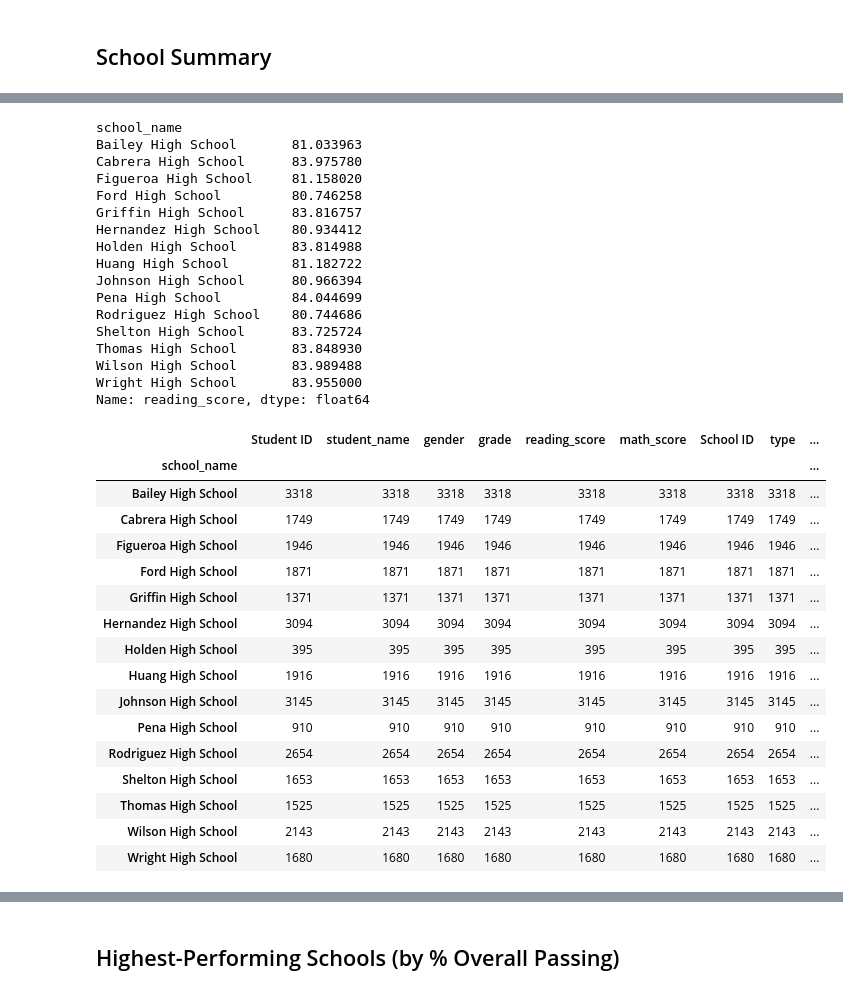
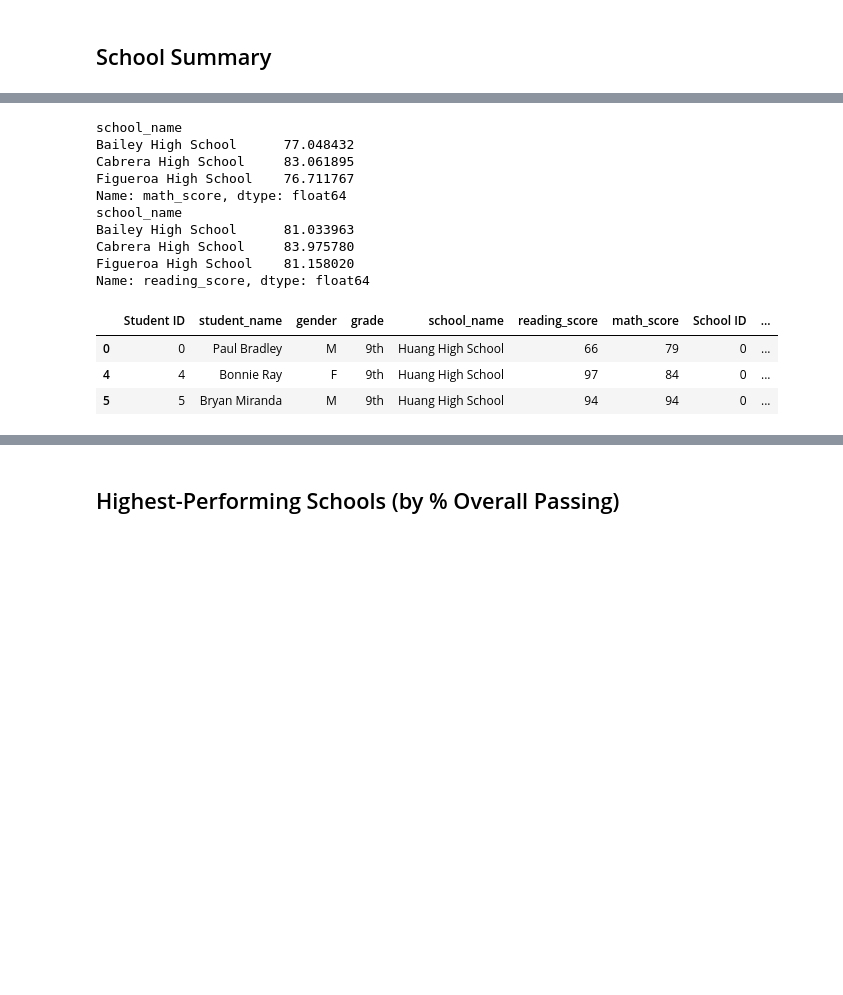
Before and after one commit to OkeyOc/Pandas_Challange_OC, a Jupyter notebook: Starter_Code4/Starter_Code/PyCitySchools/PyCitySchools_starter.ipynb, the cells around one changed output, grey strips where cells are left out. Drawn from its saved outputs; the diff is of its cells as text; code cells hidden in the pictures; blank space fills up the shorter version.

```diff
--- a/Starter_Code4/Starter_Code/PyCitySchools/PyCitySchools_starter.ipynb
+++ b/Starter_Code4/Starter_Code/PyCitySchools/PyCitySchools_starter.ipynb
@@ -110,8 +114,8 @@ district_summary.isna()
 # %% [markdown]
 ## School Summary
 # %%
-# Use the code provided to select all of the school types
-school_types = school_data_complete.set_index("school_name")["type"]
-school_types
+# Select the school types from school dataset
+school_types = school_data.set_index(["school_name"])["type"]
+school_types.head(3)
 # %% [output]
 school_name
@@ -175,50 +146,28 @@ Wright High School       583.0
 dtype: float64
 # %%
-# Calculate the average test scores per school
-per_school_math = school_data_complete.groupby("school_name")["math_score"].mean()
-per_school_reading = school_data_complete.groupby("school_name")["reading_score"].mean()
-per_school_math
-per_school_reading
+# Calculate the average test scores
+per_school_math = school_data_complete.groupby(["school_name"]).mean()["math_score"]
+print(per_school_math.head(3))
+per_school_reading = school_data_complete.groupby(["school_name"]).mean()["reading_score"]
+print(per_school_reading.head(3))
 # %% [output]
 school_name
-Bailey High School       81.033963
-Cabrera High School      83.975780
-Figueroa High School     81.158020
-Ford High School         80.746258
-Griffin High School      83.816757
-Hernandez High School    80.934412
-Holden High School       83.814988
-Huang High School        81.182722
-Johnson High School      80.966394
-Pena High School         84.044699
-Rodriguez High School    80.744686
-Shelton High School      83.725724
-Thomas High School       83.848930
-Wilson High School       83.989488
-Wright High School       83.955000
+Bailey High School      77.048432
+Cabrera High School     83.061895
+Figueroa High School    76.711767
+Name: math_score, dtype: float64
+school_name
+Bailey High School      81.033963
+Cabrera High School     83.975780
+Figueroa High School    81.158020
 Name: reading_score, dtype: float64
 # %%
-# Calculate the number of students per school with math scores of 70 or higher
-students_passing_math = school_data_complete[school_data_complete["math_score"] >= 70]
-school_students_passing_math = students_passing_math.groupby(["school_name"]).count()
-students_passing_math
-school_students_passing_math
+# Calculate the number of schools with math scores of 70 or higher
+school_passing_math = school_data_complete[school_data_complete['math_score']>=70]
+school_passing_math.head(3)
 # %% [output]
-|  | Student ID | student_name | gender | grade | reading_score | math_score | School ID | type | ... |
-| school_name |  |  |  |  |  |  |  |  | ... |
-| Bailey High School | 3318 | 3318 | 3318 | 3318 | 3318 | 3318 | 3318 | 3318 | ... |
-| Cabrera High School | 1749 | 1749 | 1749 | 1749 | 1749 | 1749 | 1749 | 1749 | ... |
-| Figueroa High School | 1946 | 1946 | 1946 | 1946 | 1946 | 1946 | 1946 | 1946 | ... |
-| Ford High School | 1871 | 1871 | 1871 | 1871 | 1871 | 1871 | 1871 | 1871 | ... |
-| Griffin High School | 1371 | 1371 | 1371 | 1371 | 1371 | 1371 | 1371 | 1371 | ... |
-| Hernandez High School | 3094 | 3094 | 3094 | 3094 | 3094 | 3094 | 3094 | 3094 | ... |
-| Holden High School | 395 | 395 | 395 | 395 | 395 | 395 | 395 | 395 | ... |
-| Huang High School | 1916 | 1916 | 1916 | 1916 | 1916 | 1916 | 1916 | 1916 | ... |
-| Johnson High School | 3145 | 3145 | 3145 | 3145 | 3145 | 3145 | 3145 | 3145 | ... |
-| Pena High School | 910 | 910 | 910 | 910 | 910 | 910 | 910 | 910 | ... |
-| Rodriguez High School | 2654 | 2654 | 2654 | 2654 | 2654 | 2654 | 2654 | 2654 | ... |
-| Shelton High School | 1653 | 1653 | 1653 | 1653 | 1653 | 1653 | 1653 | 1653 | ... |
-| Thomas High School | 1525 | 1525 | 1525 | 1525 | 1525 | 1525 | 1525 | 1525 | ... |
-| Wilson High School | 2143 | 2143 | 2143 | 2143 | 2143 | 2143 | 2143 | 2143 | ... |
-| Wright High School | 1680 | 1680 | 1680 | 1680 | 1680 | 1680 | 1680 | 1680 | ... |
+|  | Student ID | student_name | gender | grade | school_name | reading_score | math_score | School ID | ... |
+| 0 | 0 | Paul Bradley | M | 9th | Huang High School | 66 | 79 | 0 | ... |
+| 4 | 4 | Bonnie Ray | F | 9th | Huang High School | 97 | 84 | 0 | ... |
+| 5 | 5 | Bryan Miranda | M | 9th | Huang High School | 94 | 94 | 0 | ... |
 # %%
```
Also changed, not shown: parts of 57 cells of this notebook.
